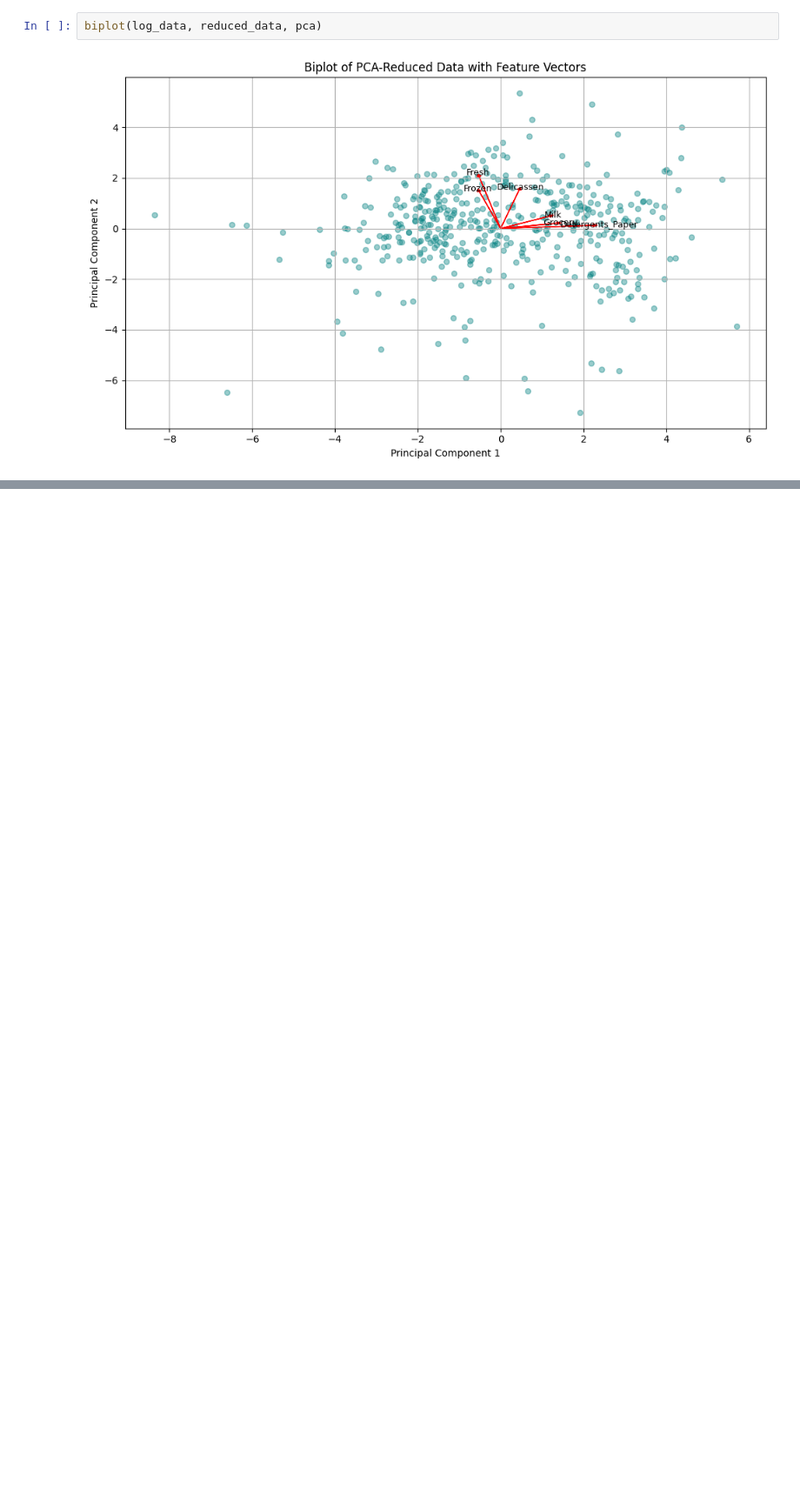
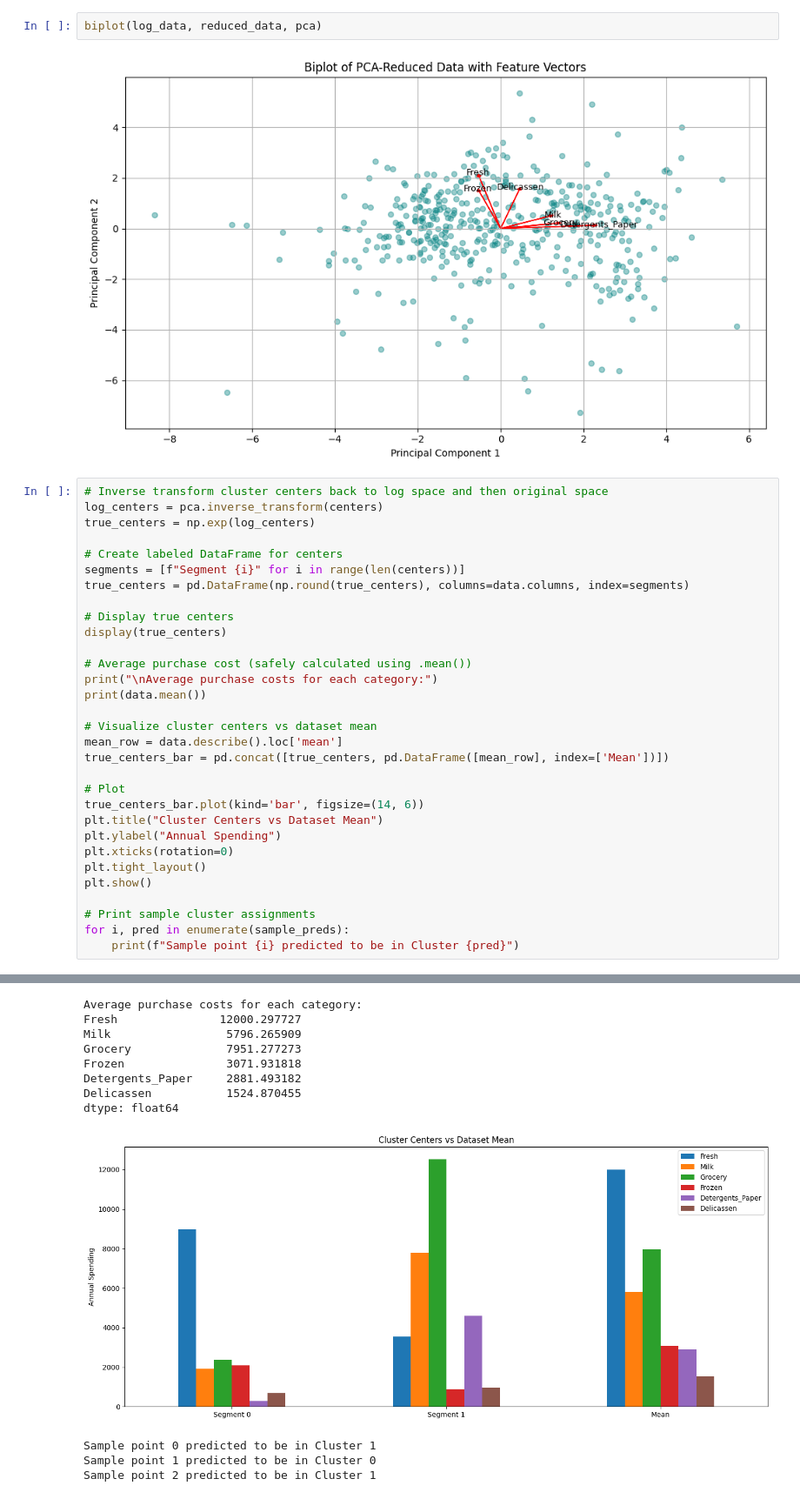
Before and after one commit to akar5435/Wholesale_customersegments, a Jupyter notebook: Customer_segmentan.ipynb, the cells around one changed output, grey strips where cells are left out. Shown at 87% size. Saved outputs shown, nothing was run; the diff lists cells and outputs as text; blank space fills up the shorter version.

```diff
--- a/Customer_segmentan.ipynb
+++ b/Customer_segmentan.ipynb
@@ -463,3 +463,35 @@ def biplot(log_data, reduced_data, pca):
 biplot(log_data, reduced_data, pca)
 # %% [output]
 [figure]
+# %%
+# Inverse transform cluster centers back to log space and then original space
+log_centers = pca.inverse_transform(centers)
+true_centers = np.exp(log_centers)
+
+# Create labeled DataFrame for centers
+segments = [f"Segment {i}" for i in range(len(centers))]
+true_centers = pd.DataFrame(np.round(true_centers), columns=data.columns, index=segments)
+
+# Display true centers
+display(true_centers)
+
+# Average purchase cost (safely calculated using .mean())
+print("\nAverage purchase costs for each category:")
+print(data.mean())
+
+# Visualize cluster centers vs dataset mean
+mean_row = data.describe().loc['mean']
+true_centers_bar = pd.concat([true_centers, pd.DataFrame([mean_row], index=['Mean'])])
+
+# Plot
+true_centers_bar.plot(kind='bar', figsize=(14, 6))
+plt.title("Cluster Centers vs Dataset Mean")
+plt.ylabel("Annual Spending")
+plt.xticks(rotation=0)
+plt.tight_layout()
+plt.show()
+
+# Print sample cluster assignments
+for i, pred in enumerate(sample_preds):
+    print(f"Sample point {i} predicted to be in Cluster {pred}")
+# %% [output]
@@ -465,0 +501,12 @@ biplot(log_data, reduced_data, pca)
+Average purchase costs for each category:
+Fresh               12000.297727
+Milk                 5796.265909
+Grocery              7951.277273
+Frozen               3071.931818
+Detergents_Paper     2881.493182
+Delicassen           1524.870455
+dtype: float64
+[figure, added]
+Sample point 0 predicted to be in Cluster 1
+Sample point 1 predicted to be in Cluster 0
+Sample point 2 predicted to be in Cluster 1
```
Also changed, not shown: parts of 1 cell of this notebook.
